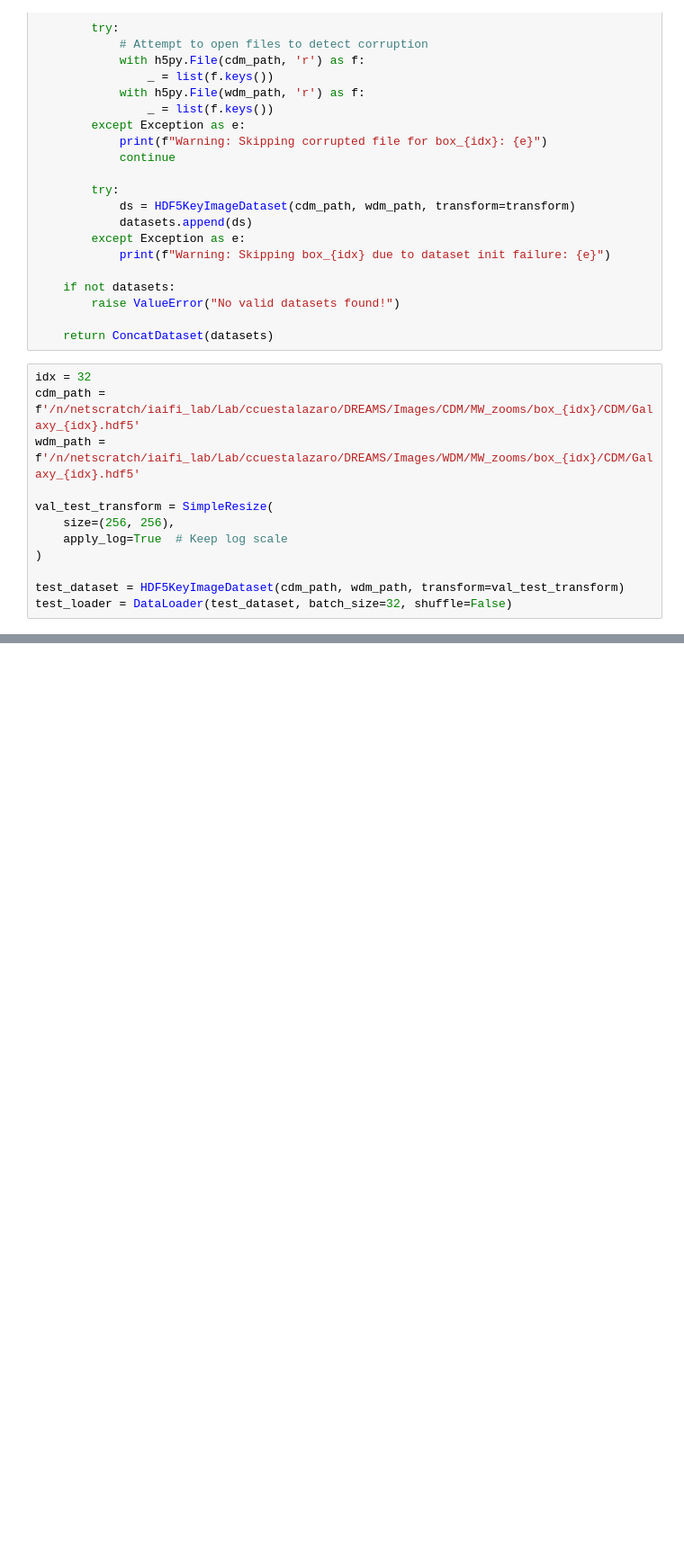
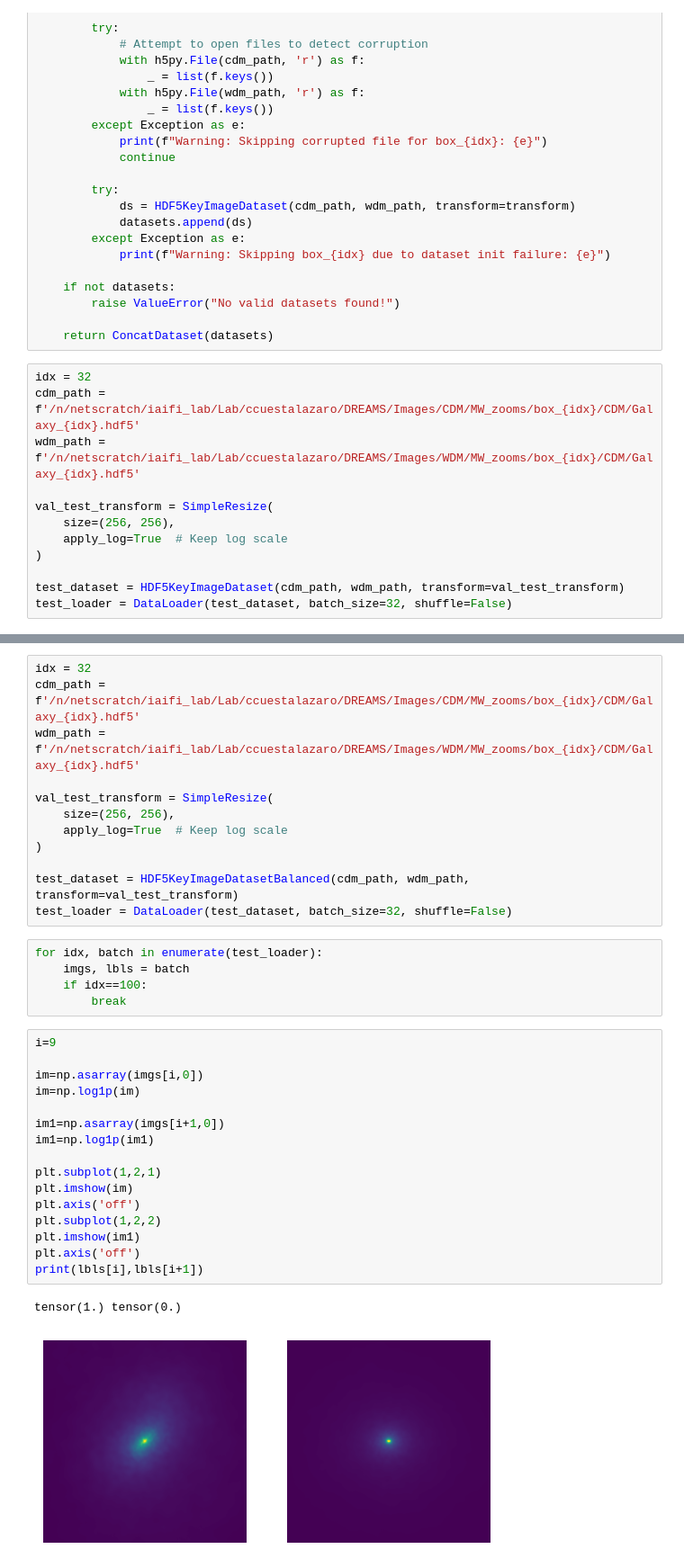
Before and after one commit to mingshauliu/DMLatent, a Jupyter notebook: small_net_bary/test.ipynb, the cells around one changed output, grey strips where cells are left out. Shown at 90% size. Drawn from its saved outputs; the diff is of its cells as text; blank space fills up the shorter version.

```diff
--- a/small_net_bary/test.ipynb
+++ b/small_net_bary/test.ipynb
@@ -414,0 +503,36 @@ test_loader = DataLoader(test_dataset, batch_size=32, shuffle=False)
+# %%
+idx = 32
+cdm_path = f'/n/netscratch/iaifi_lab/Lab/ccuestalazaro/DREAMS/Images/CDM/MW_zooms/box_{idx}/CDM/Galaxy_{idx}.hdf5'
+wdm_path = f'/n/netscratch/iaifi_lab/Lab/ccuestalazaro/DREAMS/Images/WDM/MW_zooms/box_{idx}/CDM/Galaxy_{idx}.hdf5'
+
+val_test_transform = SimpleResize(
+    size=(256, 256),
+    apply_log=True  # Keep log scale
+)
+
+test_dataset = HDF5KeyImageDatasetBalanced(cdm_path, wdm_path, transform=val_test_transform)
+test_loader = DataLoader(test_dataset, batch_size=32, shuffle=False)
+# %%
+for idx, batch in enumerate(test_loader):
+    imgs, lbls = batch
+    if idx==100:
+        break
+# %%
+i=9
+
+im=np.asarray(imgs[i,0])
+im=np.log1p(im)
+
+im1=np.asarray(imgs[i+1,0])
+im1=np.log1p(im1)
+
+plt.subplot(1,2,1)
+plt.imshow(im)
+plt.axis('off')
+plt.subplot(1,2,2)
+plt.imshow(im1)
+plt.axis('off')
+print(lbls[i],lbls[i+1])
+# %% [output]
+tensor(1.) tensor(0.)
+[figure, added]
```
Also changed, not shown: parts of 5 cells of this notebook, 21 other files.
